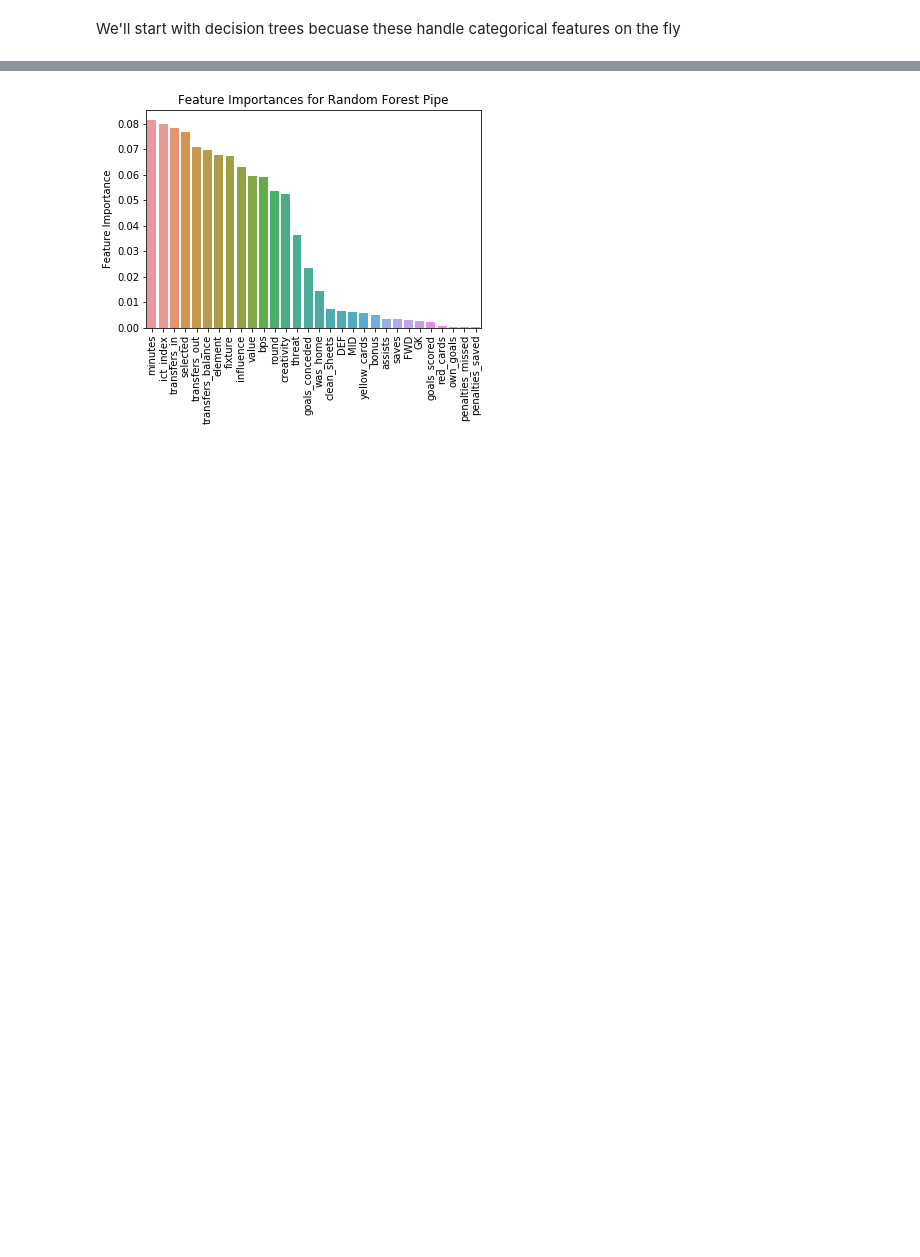
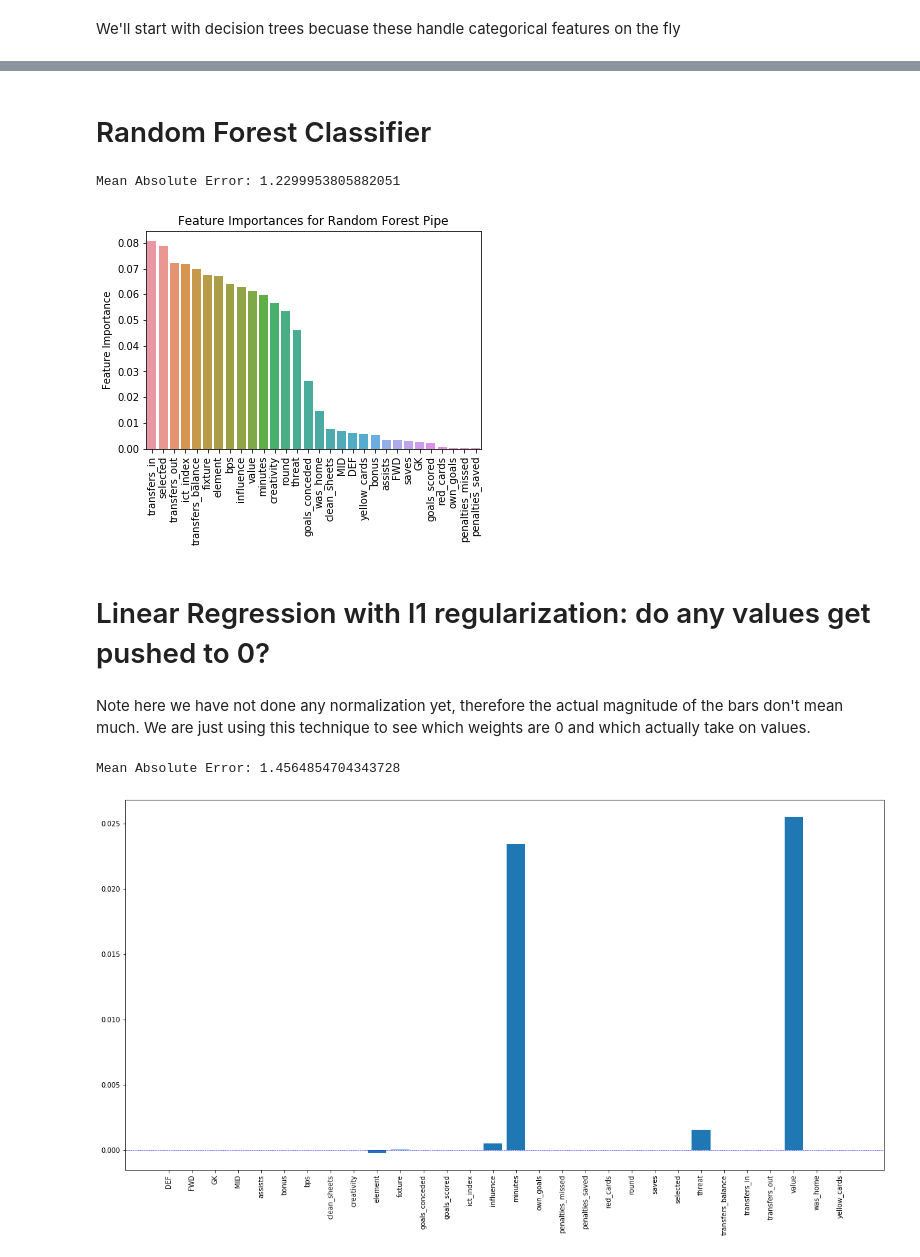
Before and after one commit to eklavyaj/FPL-Predictor, a Jupyter notebook: EDA-marvin.ipynb, the cells around one changed output, grey strips where cells are left out. Cells and saved outputs as stored; diff of their text form; code cells hidden in the pictures; blank space fills up the shorter version.

Commit message:
Included more initial regression techniques (namely lasso)

```diff
--- a/EDA-marvin.ipynb
+++ b/EDA-marvin.ipynb
@@ -235,4 +271,14 @@ Mean Absolute Error: 1.2218344197505517
+# %% [markdown]
+# Random Forest Classifier
 # %%
+# Create the random forest pipeline
+pipe = make_pipeline(preprocess, RandomForestClassifier())
+pipe.fit(x_dev, y_dev)
+
+# Test accuracies on the most recent 20% of data
+y_pred = pipe.predict(x_test)
+print("Mean Absolute Error: " + str(mean_absolute_error(y_test, y_pred)))
+
 # Build the list of feature names
 ohe_feature_names = preprocess.named_transformers_["onehotencoder"].get_feature_names().tolist()
 ohe_feature_names = [x[3:] for x in ohe_feature_names]
@@ -249,4 +295,9 @@ ax.set_title('Feature Importances for Random Forest Pipe')
 ax.set_ylabel('Feature Importance')
 plt.show()
 # %% [output]
+Mean Absolute Error: 1.2299953805882051
-[figure, old version]
+[figure, new version]
+# %% [markdown]
+# Linear Regression with l1 regularization: do any values get pushed to 0?
+# %% [markdown]
+Note here we have not done any normalization yet, therefore the actual magnitude of the bars don't mean much. We are just using this technique to see which weights are 0 and which actually take on values.
@@ -252,0 +306,25 @@ plt.show()
+# %%
+# Fit the linear classifier
+pipe = make_pipeline(preprocess, linear_model.Lasso(alpha=1.0))
+pipe.fit(df_x, df_y)
+
+# Test accuracies on the most recent 20% of data
+y_pred = pipe.predict(x_test)
+print("Mean Absolute Error: " + str(mean_absolute_error(y_test, y_pred)))
+
+# Plot feature importances using coefficient
+plt.figure(figsize=(20,10))
+plt.bar(feature_names,pipe[1].coef_)
+plt.xticks(rotation=90)
+plt.axhline(y=0, color='b', linestyle='--', lw=0.5)
+plt.show()
+# %% [output]
+Mean Absolute Error: 1.4564854704343728
+# %%
+plt.figure(figsize=(20,10))
+plt.bar(feature_names,pipe[1].coef_)
+plt.xticks(rotation=90)
+plt.axhline(y=0, color='b', linestyle='--', lw=0.5)
+plt.show()
+# %% [output]
+[figure, added]
```
Also changed, not shown: parts of 11 cells of this notebook.
